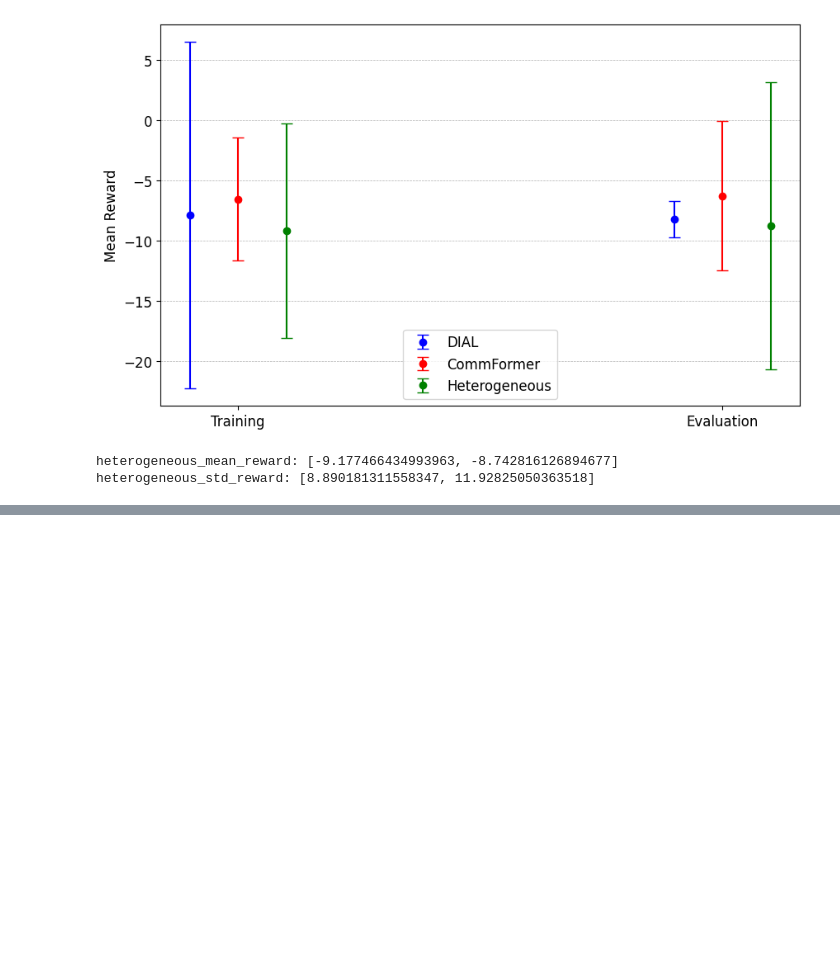
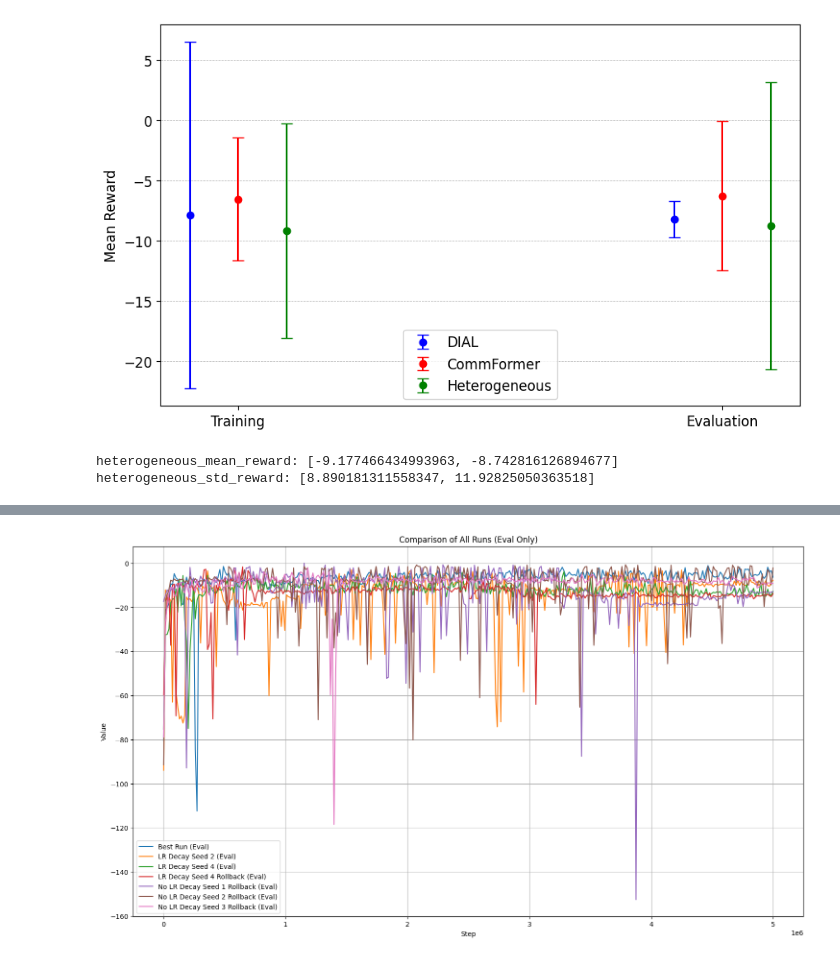
Before and after one commit to RMC-AIvsAI/CyMARL-CommFormer, a Jupyter notebook: commformer_experiment_analysis.ipynb, the cells around one changed output, grey strips where cells are left out. Saved outputs shown, nothing was run; the diff lists cells and outputs as text; code cells hidden in the pictures; blank space fills up the shorter version.

```diff
--- a/commformer_experiment_analysis.ipynb
+++ b/commformer_experiment_analysis.ipynb
@@ -291,0 +375,19 @@ heterogeneous_std_reward: [8.890181311558347, 11.92825050363518]
+# %%
+plt.figure(figsize=(18, 10))
+
+plt.plot(df_eval_best_run['Step'].to_numpy(), df_eval_best_run['Value'].to_numpy(), label='Best Run (Eval)')
+plt.plot(df_eval_lr_decay_seed_2_run['Step'].to_numpy(), df_eval_lr_decay_seed_2_run['Value'].to_numpy(), label='LR Decay Seed 2 (Eval)')
+plt.plot(df_eval_lr_decay_seed_4_run['Step'].to_numpy(), df_eval_lr_decay_seed_4_run['Value'].to_numpy(), label='LR Decay Seed 4 (Eval)')
+plt.plot(df_eval_lr_decay_seed_4_rollback_run['Step'].to_numpy(), df_eval_lr_decay_seed_4_rollback_run['Value'].to_numpy(), label='LR Decay Seed 4 Rollback (Eval)')
+plt.plot(df_eval_no_lr_decay_seed_1_rollback_run['Step'].to_numpy(), df_eval_no_lr_decay_seed_1_rollback_run['Value'].to_numpy(), label='No LR Decay Seed 1 Rollback (Eval)')
+plt.plot(df_eval_no_lr_decay_seed_2_rollback_run['Step'].to_numpy(), df_eval_no_lr_decay_seed_2_rollback_run['Value'].to_numpy(), label='No LR Decay Seed 2 Rollback (Eval)')
+plt.plot(df_eval_no_lr_decay_seed_3_rollback_run['Step'].to_numpy(), df_eval_no_lr_decay_seed_3_rollback_run['Value'].to_numpy(), label='No LR Decay Seed 3 Rollback (Eval)')
+
+plt.xlabel('Step')
+plt.ylabel('Value')
+plt.title('Comparison of All Runs (Eval Only)')
+plt.legend(loc='best', fontsize=10)
+plt.grid(True)
+plt.show()
+# %% [output]
+[figure, added]
```
Also changed, not shown: parts of 6 cells of this notebook, 2 other files.
